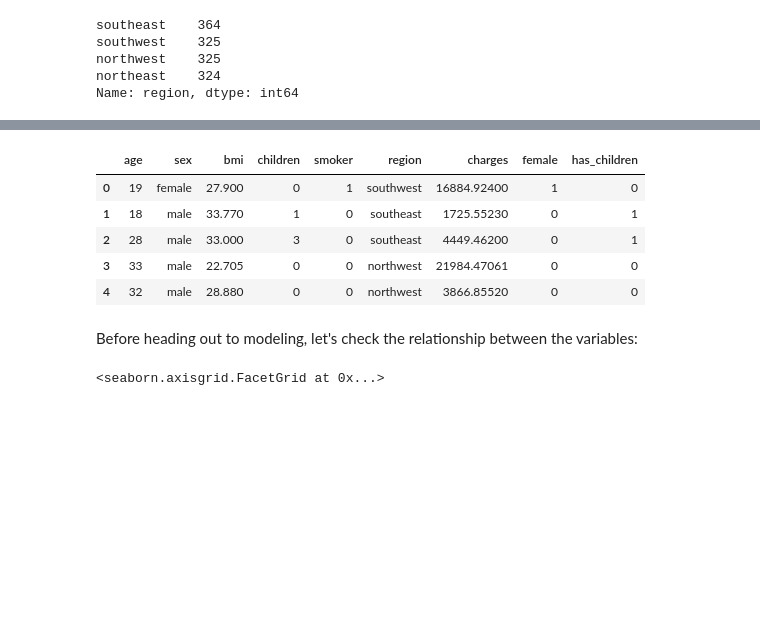
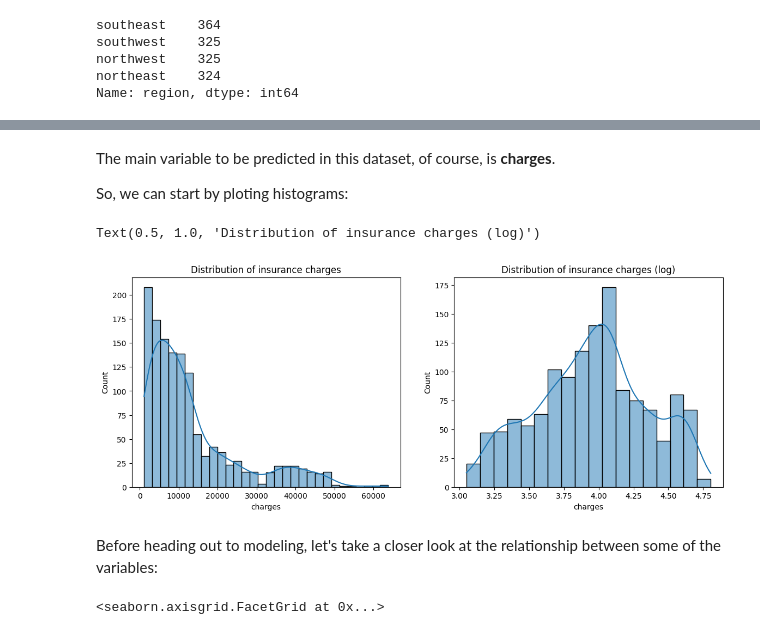
Before and after one commit to gustavofladeira/medical-costs, a Jupyter notebook: main_script.ipynb, the cells around one changed output, grey strips where cells are left out. Cells and saved outputs as stored; diff of their text form; code cells hidden in the pictures; blank space fills up the shorter version.

```diff
--- a/main_script.ipynb
+++ b/main_script.ipynb
@@ -86,14 +104,22 @@ insurance['smoker'] = (insurance['smoker'] == 'yes').astype(int)
-# %%
-insurance.head()
-# %% [output]
-|  | age | sex | bmi | children | smoker | region | charges | female | has_children |
-| 0 | 19 | female | 27.900 | 0 | 1 | southwest | 16884.92400 | 1 | 0 |
-| 1 | 18 | male | 33.770 | 1 | 0 | southeast | 1725.55230 | 0 | 1 |
-| 2 | 28 | male | 33.000 | 3 | 0 | southeast | 4449.46200 | 0 | 1 |
-| 3 | 33 | male | 22.705 | 0 | 0 | northwest | 21984.47061 | 0 | 0 |
-| 4 | 32 | male | 28.880 | 0 | 0 | northwest | 3866.85520 | 0 | 0 |
+# %% [markdown]
+The main variable to be predicted in this dataset, of course, is __charges__.
+
+So, we can start by ploting histograms:
+# %%
+fig, axes = plt.subplots(1, 2, figsize=(14, 5))
+
+# original scale
+sns.histplot(insurance['charges'], kde=True, ax=axes[0])
+axes[0].set_title('Distribution of insurance charges')
+
+# log scale
+sns.histplot(np.log10(insurance['charges']), kde=True, ax=axes[1])
+axes[1].set_title('Distribution of insurance charges (log)')
+# %% [output]
+Text(0.5, 1.0, 'Distribution of insurance charges (log)')
+[figure, added]
 # %% [markdown]
-Before heading out to modeling, let's check the relationship between the variables:
+Before heading out to modeling, let's take a closer look at the relationship between some of the variables:
 # %%
 sns.catplot(data=insurance, x='sex', y='charges', kind='box')
 sns.catplot(data=insurance, x='has_children', y='charges', kind='box')
```
Also changed, not shown: parts of 8 cells of this notebook.
